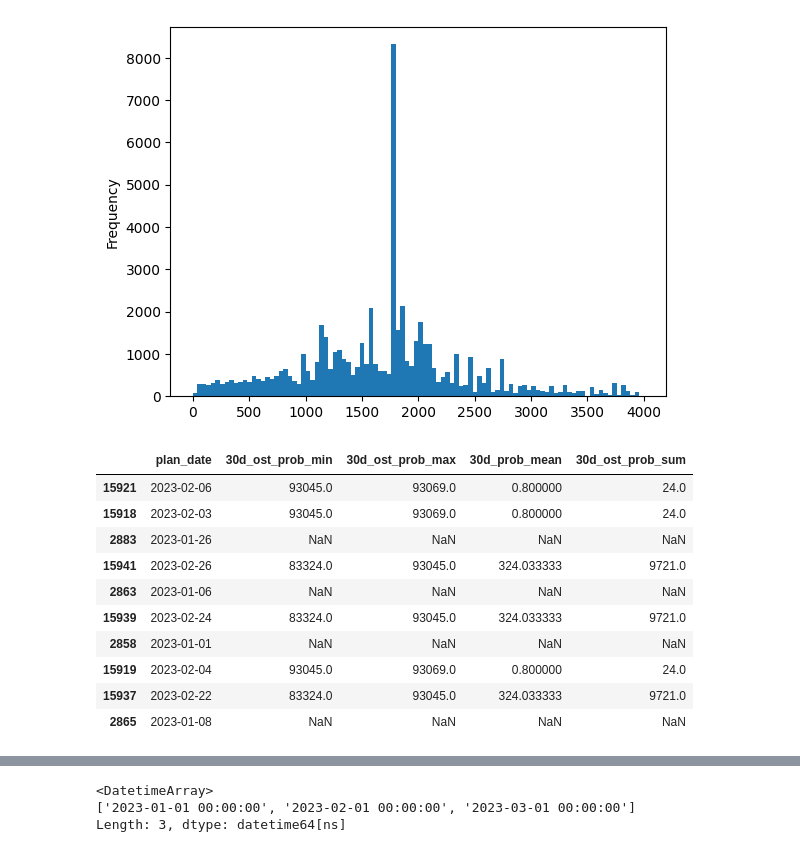
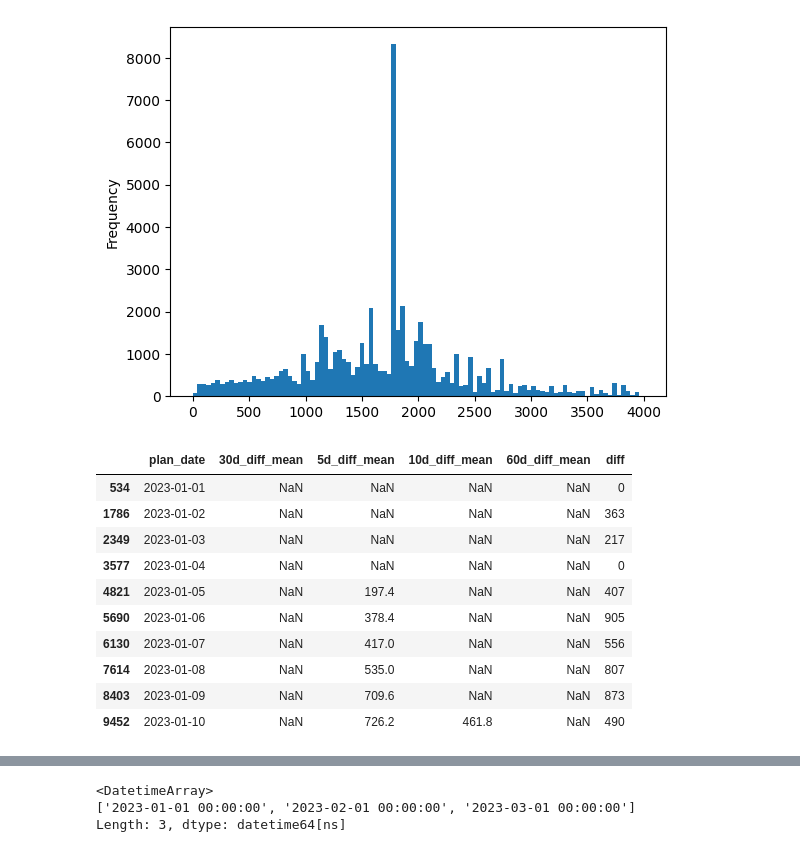
Before and after one commit to Kirill2187/datawagon, a Jupyter notebook: data_preparing/aggregator.ipynb, the cells around one changed output, grey strips where cells are left out. Saved outputs shown, nothing was run; the diff lists cells and outputs as text; code cells hidden in the pictures.

```diff
--- a/data_preparing/aggregator.ipynb
+++ b/data_preparing/aggregator.ipynb
@@ -149,0 +157,16 @@ dtype: float64
+# %%
+dislok['diff'] = -dislok.groupby('wagnum')['ost_prob'].diff()
+dislok['diff'] = dislok['diff'].clip(lower=0)
+dislok['diff'] = dislok['diff'].fillna(dislok['diff'].median())
+# %%
+import importlib
+import add_roads
+importlib.reload(add_roads)
+
+from add_roads import add_roads
+dislok = add_roads(dislok, path_train)
+
+st_features = ['st_border_sign', 'st_sea_sign', 'st_river_sign', 'st_car_sign', 'st_ferry_sign', 'st_freigh_sign', 'opor_station_sign']
+dislok.loc[:, st_features] = dislok.loc[:, st_features].fillna(0)
+
+dislok.sample(5)
@@ -211,7 +242,7 @@ dislok['avg_distance'].plot.hist(bins=100, range=(0, 4000))
 <Axes: ylabel='Frequency'>
 [figure]
 # %%
-wagnum_subtables = {wagnum: table for wagnum, table in tqdm(dislok.groupby('wagnum'))}
+wagnum_subtables = {wagnum: table.copy() for wagnum, table in tqdm(dislok.groupby('wagnum'))}
 # %%
 from itertools import product
 
@@ -252,19 +278,19 @@ for newcol in ['5d_prob_mean', '10d_prob_mean', '30d_prob_mean', '60d_prob_mean'
 
 columns_to_add = list(rolling_cols) + take_last_cols
 # %%
-wagnum_subtables[1][['plan_date', '30d_ost_prob_min', '30d_ost_prob_max', '30d_prob_mean', '30d_ost_prob_sum']].sample(10)
+wagnum_subtables[10][['plan_date', '30d_diff_mean', '5d_diff_mean', '10d_diff_mean', '60d_diff_mean', 'diff']].head(10)
 # %% [output]
-|  | plan_date | 30d_ost_prob_min | 30d_ost_prob_max | 30d_prob_mean | 30d_ost_prob_sum |
-| 15921 | 2023-02-06 | 93045.0 | 93069.0 | 0.800000 | 24.0 |
-| 15918 | 2023-02-03 | 93045.0 | 93069.0 | 0.800000 | 24.0 |
-| 2883 | 2023-01-26 | NaN | NaN | NaN | NaN |
-| 15941 | 2023-02-26 | 83324.0 | 93045.0 | 324.033333 | 9721.0 |
-| 2863 | 2023-01-06 | NaN | NaN | NaN | NaN |
-| 15939 | 2023-02-24 | 83324.0 | 93045.0 | 324.033333 | 9721.0 |
-| 2858 | 2023-01-01 | NaN | NaN | NaN | NaN |
-| 15919 | 2023-02-04 | 93045.0 | 93069.0 | 0.800000 | 24.0 |
-| 15937 | 2023-02-22 | 83324.0 | 93045.0 | 324.033333 | 9721.0 |
-| 2865 | 2023-01-08 | NaN | NaN | NaN | NaN |
+|  | plan_date | 30d_diff_mean | 5d_diff_mean | 10d_diff_mean | 60d_diff_mean | diff |
+| 534 | 2023-01-01 | NaN | NaN | NaN | NaN | 0 |
+| 1786 | 2023-01-02 | NaN | NaN | NaN | NaN | 363 |
+| 2349 | 2023-01-03 | NaN | NaN | NaN | NaN | 217 |
+| 3577 | 2023-01-04 | NaN | NaN | NaN | NaN | 0 |
+| 4821 | 2023-01-05 | NaN | 197.4 | NaN | NaN | 407 |
+| 5690 | 2023-01-06 | NaN | 378.4 | NaN | NaN | 905 |
+| 6130 | 2023-01-07 | NaN | 417.0 | NaN | NaN | 556 |
+| 7614 | 2023-01-08 | NaN | 535.0 | NaN | NaN | 807 |
+| 8403 | 2023-01-09 | NaN | 709.6 | NaN | NaN | 873 |
+| 9452 | 2023-01-10 | NaN | 726.2 | 461.8 | NaN | 490 |
 # %%
 columns_to_add
 # %% [output]
```
Also changed, not shown: parts of 20 cells of this notebook, 4 other files.
